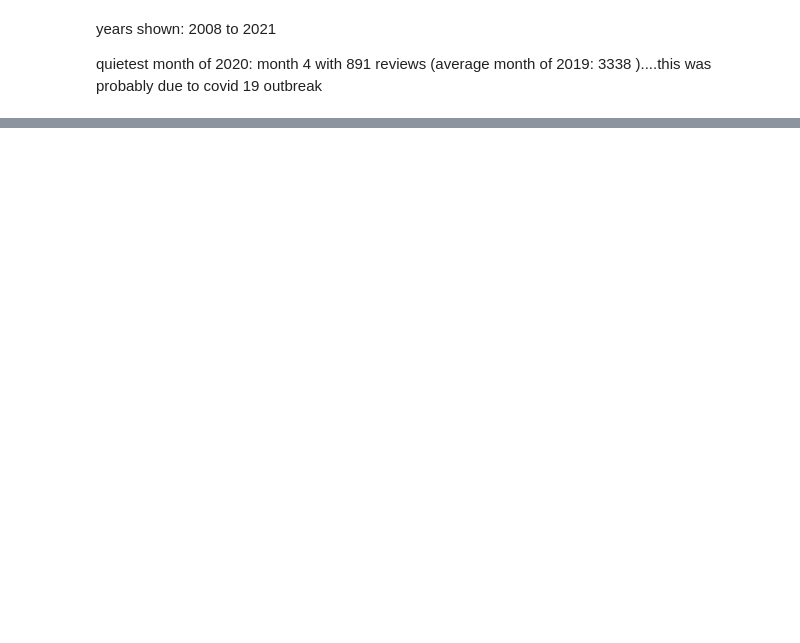
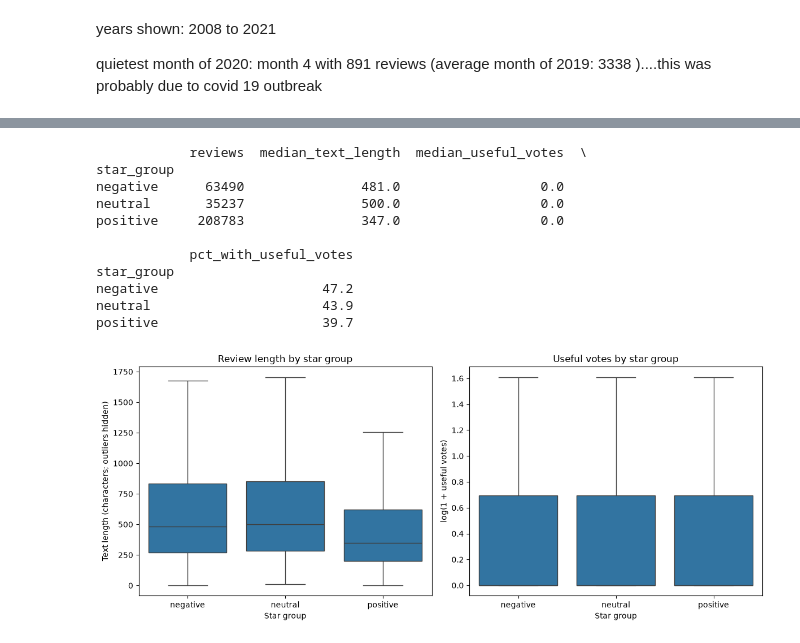
Before and after one commit to MIZZYAYO/yelp-restaurant-complaint-analysis, a Jupyter notebook: notebooks/01_eda.ipynb, the cells around one changed output, grey strips where cells are left out. Drawn from its saved outputs; the diff is of its cells as text; code cells hidden in the pictures; blank space fills up the shorter version.

```diff
--- a/notebooks/01_eda.ipynb
+++ b/notebooks/01_eda.ipynb
@@ -508,0 +627,79 @@ quietest month of 2020: month 4 with 891 reviews (average month of 2019: 3338 ).
+# %%
+# REVIEW LENGTH AND USEFUL VOTES BY STAR GROUP
+# These are associations, not evidence that one measure causes another.
+
+import numpy as np
+
+review_behavior = reviews[
+    ["star_group", "text_length", "useful_votes"]
+].dropna(subset=["star_group", "text_length", "useful_votes"]).copy() # drop rows with missing values in any of the three columns
+
+group_order = [
+    group for group in ["negative", "neutral", "positive"]
+    if group in review_behavior["star_group"].unique()  # distinct star groups present in the data
+]
+
+# Summarize typical review length and votes, plus how often a review gets any useful votes.
+summary = (
+    review_behavior.assign(has_useful_vote=review_behavior["useful_votes"] > 0)
+    .groupby("star_group")
+    .agg(
+        reviews=("star_group", "size"),
+        median_text_length=("text_length", "median"),
+        median_useful_votes=("useful_votes", "median"),
+        pct_with_useful_votes=("has_useful_vote", "mean"),
+    )
+    .reindex(group_order)
+)
+summary["pct_with_useful_votes"] *= 100
+
+print(summary.round(1))
+
+# Useful-vote counts are usually skewed, so log1p makes their distribution easier to compare.
+review_behavior["log_useful_votes"] = np.log1p(review_behavior["useful_votes"])
+
+fig, (ax1, ax2) = plt.subplots(1, 2, figsize=(12, 5))
+
+sns.boxplot(
+    data=review_behavior,
+    x="star_group",
+    y="text_length",
+    order=group_order,
+    showfliers=False,
+    ax=ax1,
+)
+ax1.set(
+    title="Review length by star group",
+    xlabel="Star group",
+    ylabel="Text length (characters; outliers hidden)",  # minus punctuation and spaces
+)
+
+sns.boxplot(
+    data=review_behavior,
+    x="star_group",
+    y="log_useful_votes",
+    order=group_order,
+    showfliers=False,
+    ax=ax2,
+)
+ax2.set(
+    title="Useful votes by star group",
+    xlabel="Star group",
+    ylabel="log(1 + useful votes)",
+)
+
+plt.tight_layout()
+plt.show()
+# %% [output]
+            reviews  median_text_length  median_useful_votes  \
+star_group
+negative      63490               481.0                  0.0
+neutral       35237               500.0                  0.0
+positive     208783               347.0                  0.0
+
+            pct_with_useful_votes
+star_group
+negative                     47.2
+neutral                      43.9
+positive                     39.7
+[figure, added]
```
Also changed, not shown: parts of 4 cells of this notebook, 1 other file.
